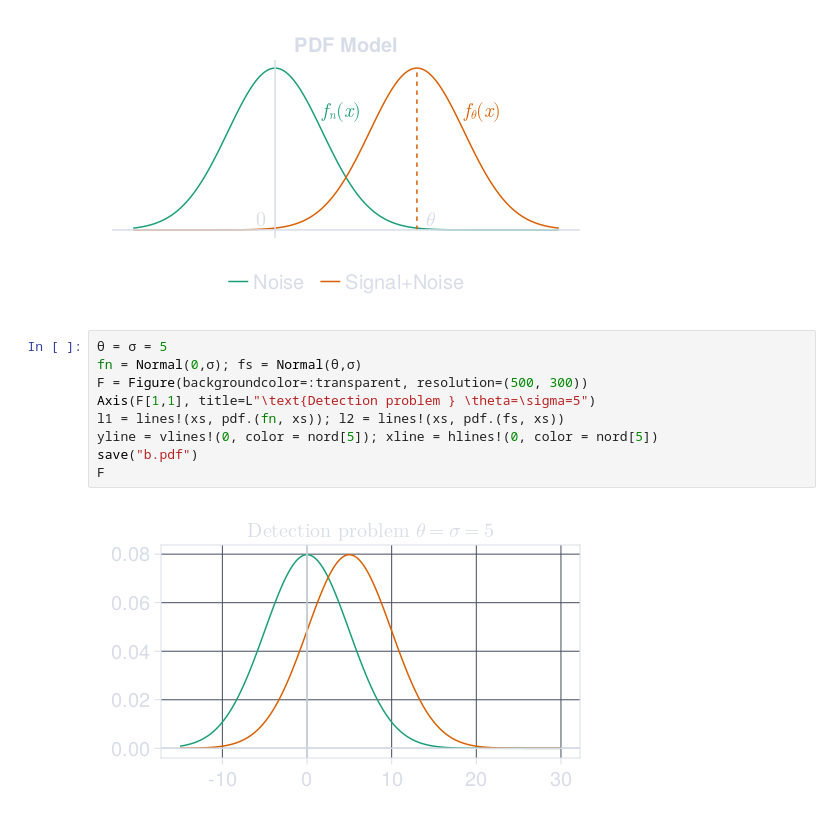
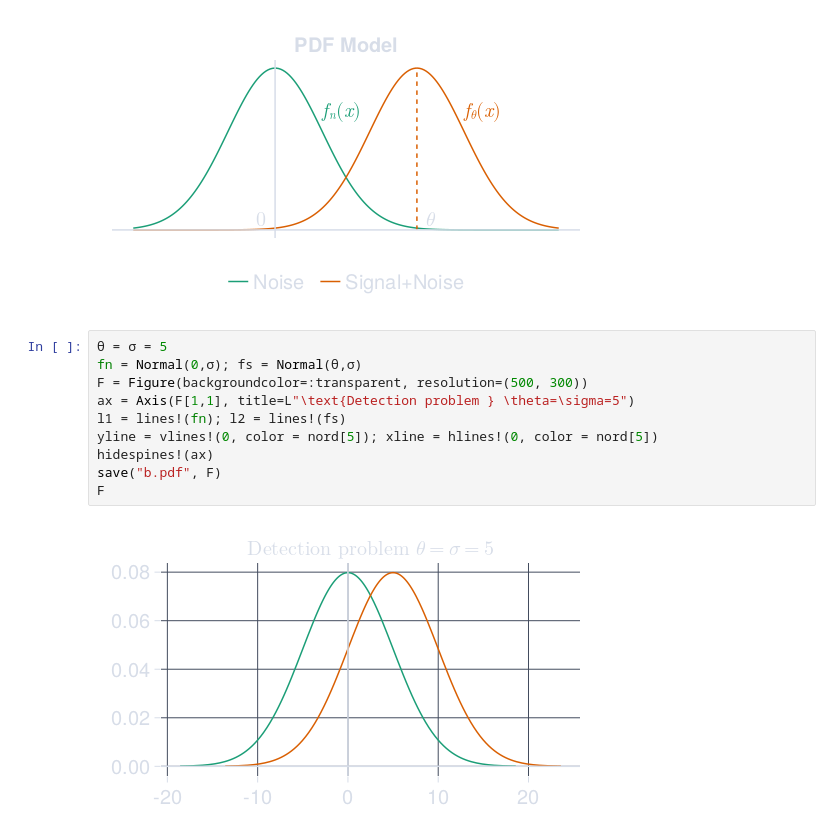
Before and after one commit to simonabj/Studies, a Jupyter notebook: IN5340/Project4/code2.ipynb, the cells around one changed output. Saved outputs shown, nothing was run; the diff lists cells and outputs as text.

```diff
--- a/IN5340/Project4/code2.ipynb
+++ b/IN5340/Project4/code2.ipynb
@@ -49,11 +52,12 @@ F
 # %%
 θ = σ = 5
 fn = Normal(0,σ); fs = Normal(θ,σ)
 F = Figure(backgroundcolor=:transparent, resolution=(500, 300))
-Axis(F[1,1], title=L"\text{Detection problem } \theta=\sigma=5")
-l1 = lines!(xs, pdf.(fn, xs)); l2 = lines!(xs, pdf.(fs, xs))
+ax = Axis(F[1,1], title=L"\text{Detection problem } \theta=\sigma=5")
+l1 = lines!(fn); l2 = lines!(fs)
 yline = vlines!(0, color = nord[5]); xline = hlines!(0, color = nord[5])
-save("b.pdf")
+hidespines!(ax)
+save("b.pdf", F)
 F
 # %% [output]
-[figure, old version]
+[figure, new version]
```
Also changed, not shown: parts of 2 cells of this notebook, 6 other files.
